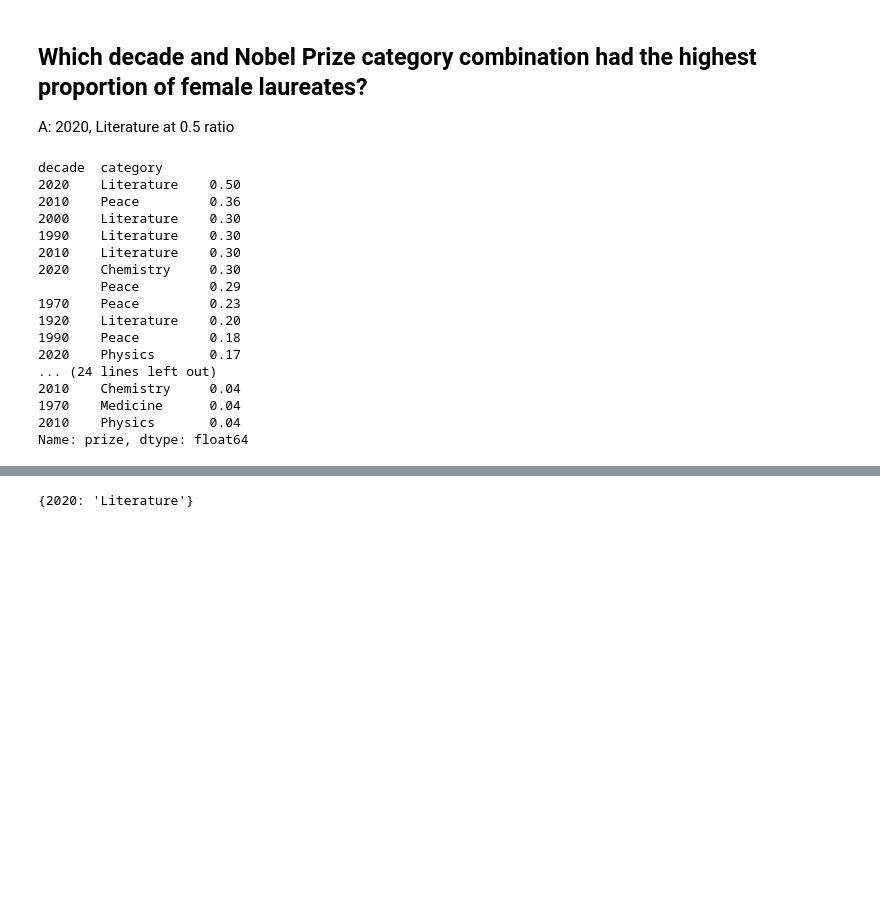
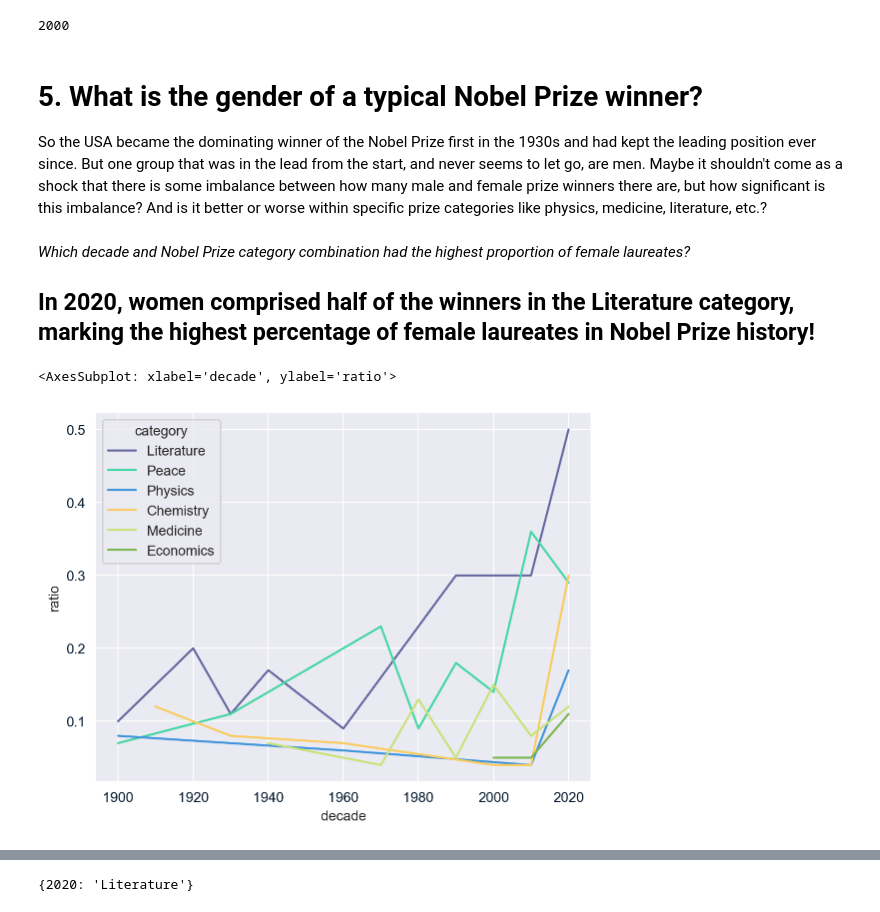
Before and after one commit to nawtktqt/Python-projects, a Jupyter notebook: Nobel Prize Winners/Nobel Prize.ipynb, the cells around one changed output, grey strips where cells are left out. Cells and saved outputs as stored; diff of their text form; code cells hidden in the pictures; blank space fills up the shorter version.

```diff
--- a/Nobel Prize Winners/Nobel Prize.ipynb
+++ b/Nobel Prize Winners/Nobel Prize.ipynb
@@ -189,41 +203,42 @@ plt.show()
+# %%
+#decade with the highest ratio
+
+max_decade_usa = US_ratio.idxmax()
+
+max_decade_usa
+# %% [output]
+2000
 # %% [markdown]
-## Which decade and Nobel Prize category combination had the highest proportion of female laureates?
+# 5. What is the gender of a typical Nobel Prize winner?
 
-A: 2020, Literature at 0.5 ratio
+So the USA became the dominating winner of the Nobel Prize first in the 1930s and had kept the leading position ever since. But one group that was in the lead from the start, and never seems to let go, are men. Maybe it shouldn't come as a shock that there is some imbalance between how many male and female prize winners there are, but how significant is this imbalance? And is it better or worse within specific prize categories like physics, medicine, literature, etc.?
+# %% [markdown]
+
+_Which decade and Nobel Prize category combination had the highest proportion of female laureates?_
+
+## In 2020, women comprised half of the winners in the Literature category, marking the highest percentage of female laureates in Nobel Prize history!
 # %%
 #filter to women
 
 female_nob = nobel[nobel['sex'] == 'Female']
 
 #group by decade and category
 
 decade_cat = nobel.groupby(['decade', 'category'])['prize'].count()
 
 #count of women grouped by decade and category
 
 fem_decade_cat = female_nob.groupby(['decade', 'category'])['prize'].count()
+
+#Compute for the ratio
+
+female_ratio = round(fem_decade_cat/decade_cat, 2)
+female_ratio.dropna(inplace=True)
+female_ratio = female_ratio.reset_index(name='ratio')
+
+#plotting
+
+sns.lineplot(x='decade', y='ratio', data=female_ratio, hue='category')
+# %% [output]
+<AxesSubplot: xlabel='decade', ylabel='ratio'>
+[figure, added]
-# %%
-#Compute for the ratio
-
-female_ratio = round(fem_decade_cat/decade_cat, 2)
-
-female_ratio.dropna(inplace=True)
-female_ratio.sort_values(ascending=False)
-# %% [output]
-decade  category
-2020    Literature    0.50
-2010    Peace         0.36
-2000    Literature    0.30
-1990    Literature    0.30
-2010    Literature    0.30
-2020    Chemistry     0.30
-        Peace         0.29
-1970    Peace         0.23
-1920    Literature    0.20
-1990    Peace         0.18
-2020    Physics       0.17
-... (24 lines left out)
-2010    Chemistry     0.04
-1970    Medicine      0.04
-2010    Physics       0.04
-Name: prize, dtype: float64
```
Also changed, not shown: parts of 25 cells of this notebook.
